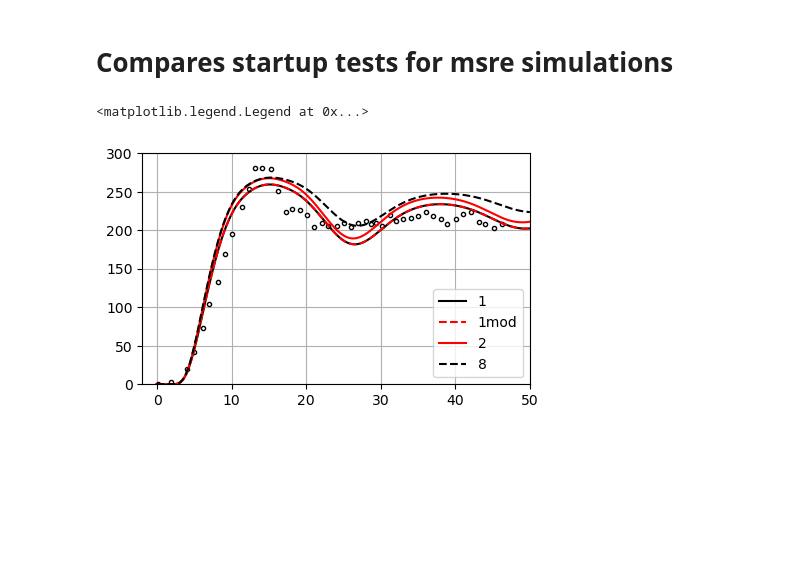
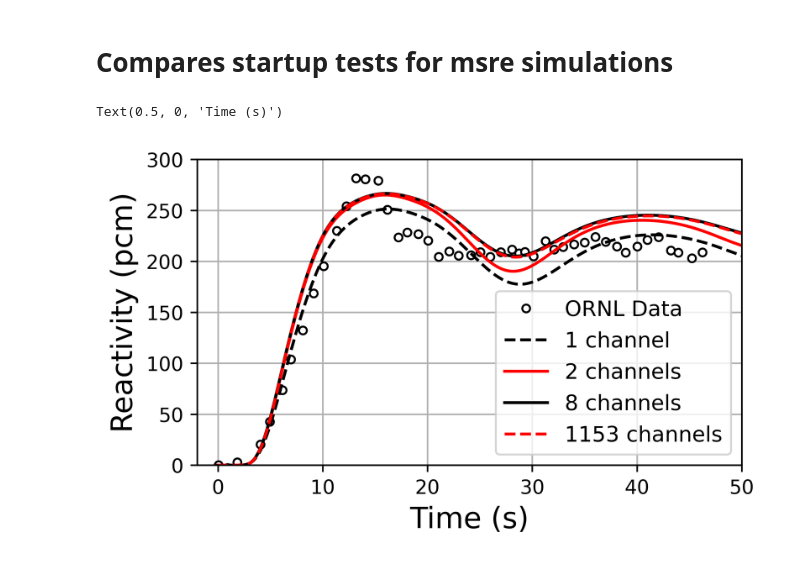
Before and after one commit to jfaulkner31/mothman, a Jupyter notebook: Results/ANS_2025/startup_test_comparisons.ipynb, the cells around one changed output. Drawn from its saved outputs; the diff is of its cells as text; code cells hidden in the pictures; blank space fills up the shorter version.

```diff
--- a/Results/ANS_2025/startup_test_comparisons.ipynb
+++ b/Results/ANS_2025/startup_test_comparisons.ipynb
@@ -5,6 +5,9 @@ import matplotlib.pyplot as plt
 import numpy as np
 import pickle as pkl
 import pandas as pd
+
+FONTSIZE=15
+DPI=600
 # %%
 
 # filenames with results in them
@@ -12,6 +15,7 @@ ch_8_file = 'channel_8_startup_beta_eff_results.pkl'
 ch_1_file = 'channel_1_startup_beta_eff_results.pkl'
 ch_1mod_file = 'channel_1mod_startup_beta_eff_results.pkl'
 ch_2_file = 'channel_2_startup_beta_eff_results.pkl'
+ch_1152_file = 'channel_1152_startup_beta_eff_results.pkl'
 
 # open the files now.
 with open(ch_1_file, 'rb') as handle:
@@ -25,6 +29,9 @@ with open(ch_8_file, 'rb') as handle:
 
 with open(ch_2_file, 'rb') as handle:
   ch_2_data = pkl.load(handle)
+
+with open(ch_1152_file, 'rb') as handle:
+  ch_1152_data = pkl.load(handle)
 # %%
 ### EXP VALUES ###
 msre_integral_worth = '../../Data/msre_integral_rod_worth.csv'
@@ -42,42 +49,48 @@ values = np.interp(pos, z, rho)
 base_insertion = values[0]
 startup_base_insertion = values[0]
 
 ornl_delta_rho_data = 1000*(values - base_insertion) # this is the data we calculated based on experimental values
 
 # MAKE PLOT
-plt.figure(figsize=(5,3))
-plt.plot(ornl_time_data, ornl_delta_rho_data, 'ko', markerfacecolor='w', markersize=3)
+plt.figure(figsize=(5,5/1.77), dpi=DPI)
+plt.plot(ornl_time_data, ornl_delta_rho_data, 'ko', markerfacecolor='w', markersize=4, label='ORNL Data')
 
 ### MY VALUES ###
 
 # channel 1 data
 x = np.array(list(ch_1_data.keys()))
 y_MC = ch_1_data[-0.1] - np.array(list(ch_1_data.values()))
-plt.plot(x, y_MC*10**5, 'k-', label='1')
+plt.plot(x, y_MC*10**5, 'k--', label='1 channel')
 # plt.plot(x[0::50], y[0::50]*10**5, 'ks', markerfacecolor='w')
 # plt.plot(x[0::50], y[0::50]*10**5, 'k+', markerfacecolor='w')
 
-# channel 1 data but modified
-x = np.array(list(ch_1mod_data.keys()))
-y_MC = ch_1mod_data[-0.1] - np.array(list(ch_1mod_data.values()))
-plt.plot(x, y_MC*10**5, 'r--', label='1mod')
+# channel 1 data but modified (dont use this since it doesnt have most recent msre data in it)
+# x = np.array(list(ch_1mod_data.keys()))
+# y_MC = ch_1mod_data[-0.1] - np.array(list(ch_1mod_data.values()))
+# plt.plot(x, y_MC*10**5, 'r--', label='1mod')
 
 # channel 2 data
 x = np.array(list(ch_2_data.keys()))
 y_MC = ch_2_data[-0.1] - np.array(list(ch_2_data.values()))
-plt.plot(x, y_MC*10**5, 'r-', label='2')
+plt.plot(x, y_MC*10**5, 'r-', label='2 channels')
 
 # channel 8 data
 x = np.array(list(ch_8_data.keys()))
 y_MC = ch_1_data[-0.1] - np.array(list(ch_8_data.values()))
-plt.plot(x, y_MC*10**5, 'k--', label='8')
+plt.plot(x, y_MC*10**5, 'k-', label='8 channels')
 
+# channel 1152 data
+x = np.array(list(ch_1152_data.keys()))
+y_MC = ch_1152_data[-0.1] - np.array(list(ch_1152_data.values()))
+plt.plot(x, y_MC*10**5, 'r--', label='1153 channels')
 
 # OTHER PLOTTING STUFF
 plt.grid()
 plt.xlim([-2,50])
 plt.ylim([0,300])
-plt.legend()
+plt.legend(loc='lower right', fontsize=11, ncol=1)
+plt.ylabel('Reactivity (pcm)', fontsize=FONTSIZE)
+plt.xlabel('Time (s)', fontsize=FONTSIZE)
 # %% [output]
-<matplotlib.legend.Legend at 0x...>
+Text(0.5, 0, 'Time (s)')
-[figure, old version]
+[figure, new version]
```
Also changed, not shown: parts of 1 cell of this notebook, 27 other files.
